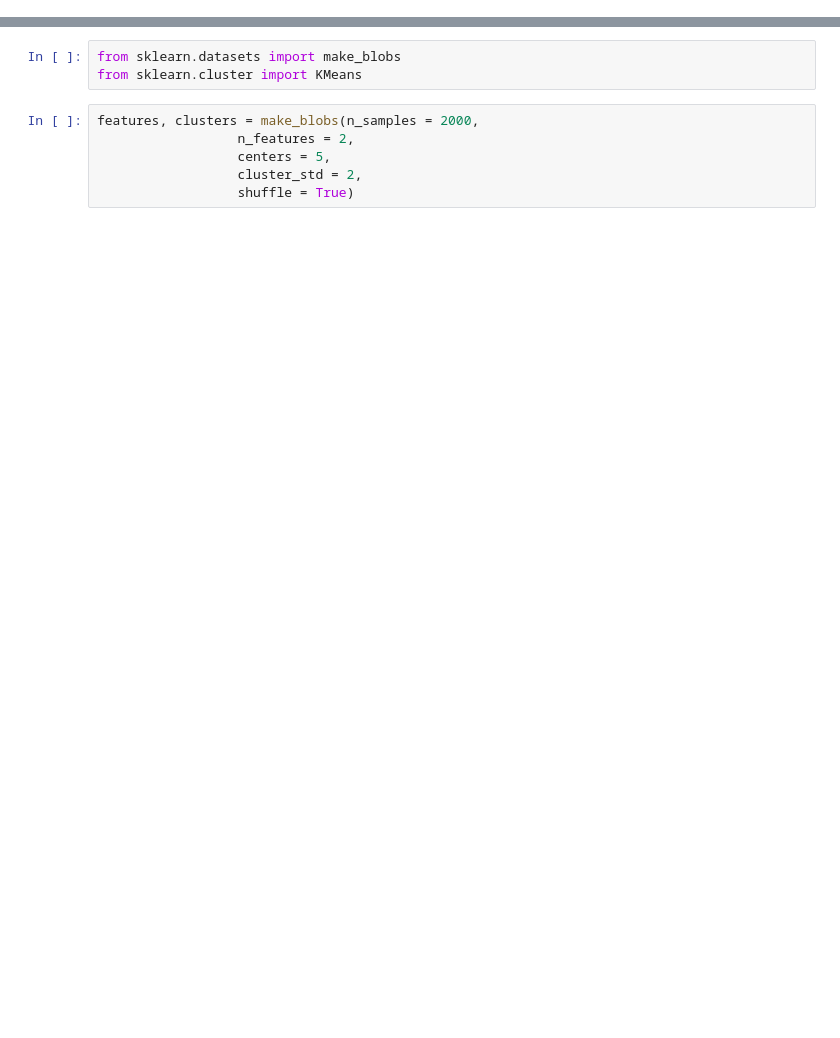
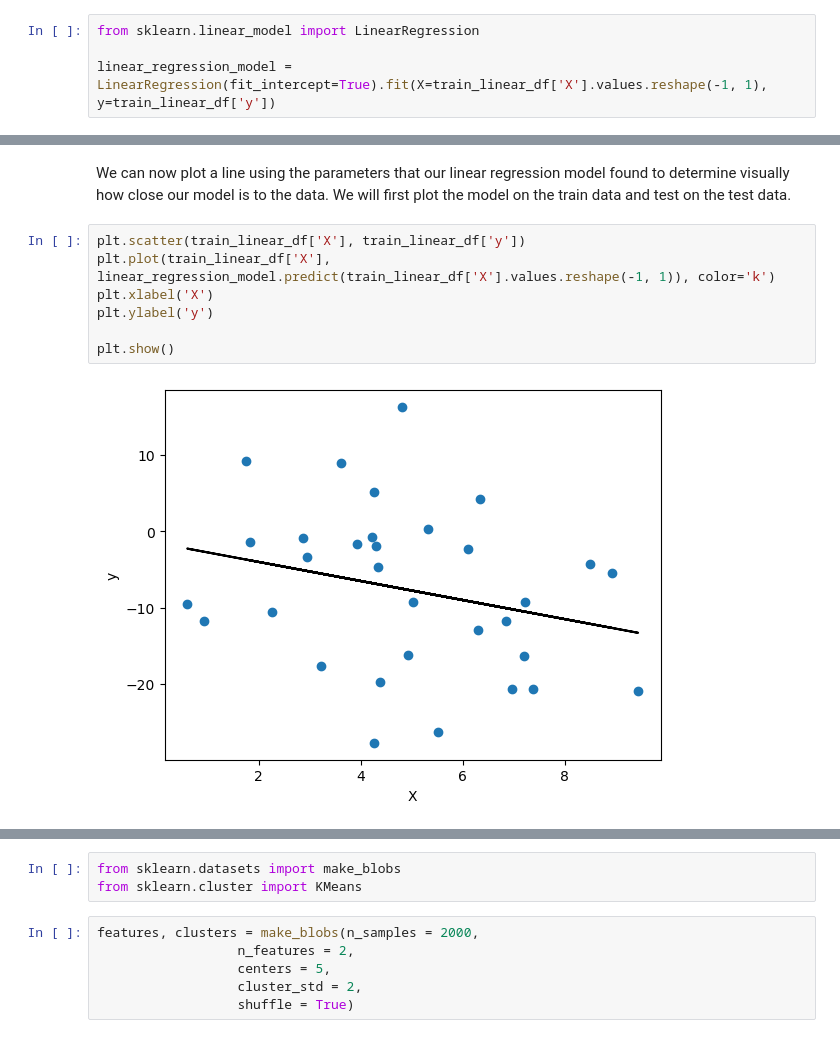
Before and after one commit to strvcom/ds-academy, a Jupyter notebook: lectures/03_lecture/lecture03.ipynb, the cells around one changed output, grey strips where cells are left out. Saved outputs shown, nothing was run; the diff lists cells and outputs as text; blank space fills up the shorter version.

```diff
--- a/lectures/03_lecture/lecture03.ipynb
+++ b/lectures/03_lecture/lecture03.ipynb
@@ -96,0 +56,4 @@ plt.show()
+# %%
+from sklearn.linear_model import LinearRegression
+
+linear_regression_model = LinearRegression(fit_intercept=True).fit(X=train_linear_df['X'].values.reshape(-1, 1), y=train_linear_df['y'])
@@ -96,0 +67,11 @@ plt.show()
+# %% [markdown]
+We can now plot a line using the parameters that our linear regression model found to determine visually how close our model is to the data. We will first plot the model on the train data and test on the test data.
+# %%
+plt.scatter(train_linear_df['X'], train_linear_df['y'])
+plt.plot(train_linear_df['X'], linear_regression_model.predict(train_linear_df['X'].values.reshape(-1, 1)), color='k')
+plt.xlabel('X')
+plt.ylabel('y')
+
+plt.show()
+# %% [output]
+[figure, added]
```
Also changed, not shown: parts of 68 cells of this notebook.
